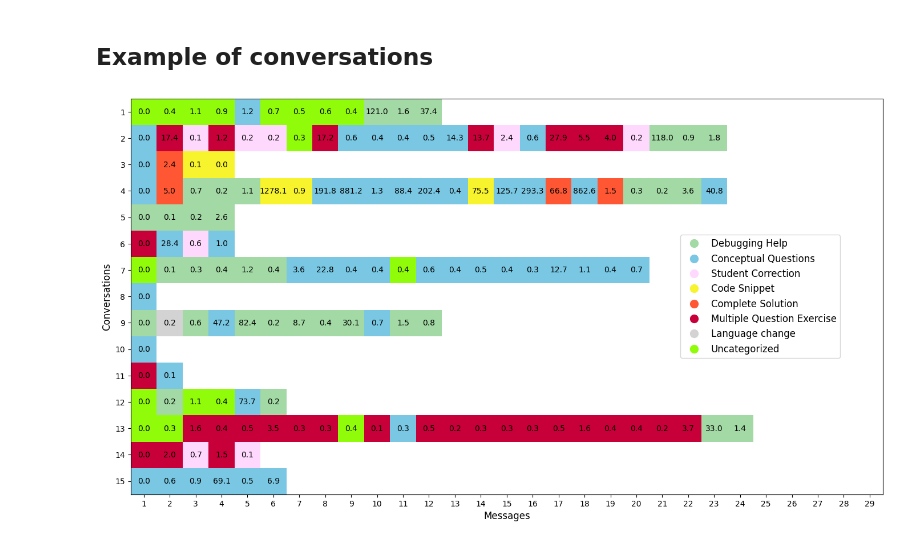
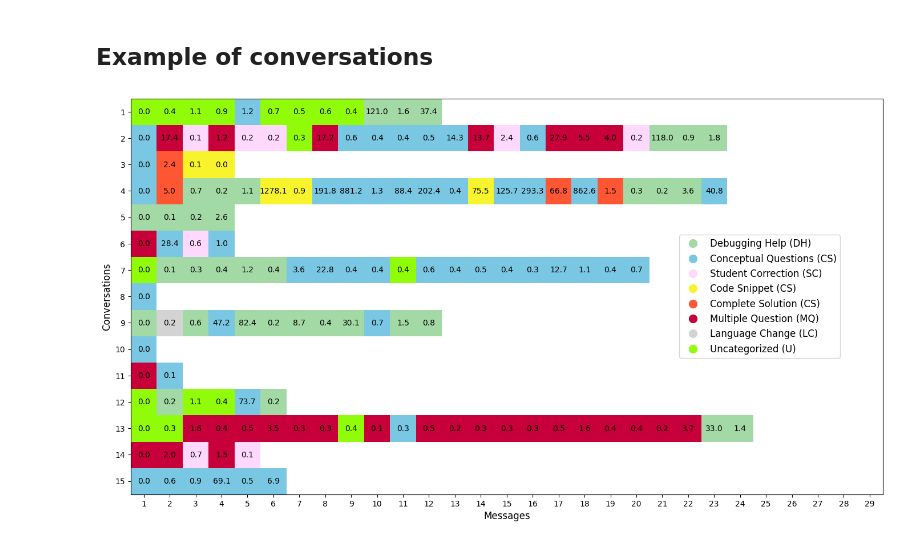
Before and after one commit to rodrigoprestesmachado/codespaces-blank, a Jupyter notebook: CSEDU2025/analysis/example.ipynb, the cells around one changed output. Saved outputs shown, nothing was run; the diff lists cells and outputs as text; code cells hidden in the pictures.

```diff
--- a/CSEDU2025/analysis/example.ipynb
+++ b/CSEDU2025/analysis/example.ipynb
@@ -121,32 +121,40 @@ ax.set_xlabel('Messages', fontsize=12)
 ax.set_ylabel('Conversations', fontsize=12)
 
 # Set ticks for the x-axis and y-axis
 ax.set_xticks(range(max_len))
 ax.set_xticklabels(range(1, max_len + 1))  # Definir o rótulo para começar em 1
 
 ax.set_yticks(range(len(dic_colors)))
 ax.set_yticklabels(range(1, len(dic_colors) + 1))
 
 # >>>>>>> Uncomment to show the 'Id' values on the y-axis
 #ax.set_yticklabels(dic_colors.keys())
 
 # Display the heatmap using the list of RGB color values
 heatmap = ax.imshow(list(dic_colors.values()), aspect='auto')
 
 # >>>>>>> Annotate each cell with the time delta in minutes, and use a smaller font size
 for i, key in enumerate(dic_colors.keys()):
     for j, time in enumerate(dic_times[key]):
         if not np.isnan(time):  # Annotate only if time is not NaN
             ax.text(j, i, f'{time:.1f}', ha='center', va='center', color='black', fontsize=10)  # Small font
 
 # Create a legend with classification labels and their respective colors
-legend_elements = [plt.Line2D([0], [0], marker='o', color='w', markerfacecolor=color, markersize=12, label=label)
+legend_elements = [plt.Line2D([0], [0], marker='o', color='w', markerfacecolor=color, markersize=12,
+                              label='Debugging Help (DH)' if label == 'Debugging Help' else
+                                    'Conceptual Questions (CS)' if label == 'Conceptual Questions' else
+                                    'Code Snippet (CS)' if label == 'Code Snippet' else
+                                    'Complete Solution (CS)' if label == 'Complete Solution' else
+                                    'Multiple Question (MQ)' if label == 'Multiple Question Exercise' else
+                                    'Language Change (LC)' if label == 'Language change' else
+                                    'Uncategorized (U)' if label == 'Uncategorized' else
+                                    'Student Correction (SC)' if label == 'Student Correction' else label)
                    for label, color in classification_colors.items()]
 
 # Position the legend on the right side of the plot with a larger font size
 ax.legend(handles=legend_elements, loc='center right', bbox_to_anchor=(0.95, 0.5), title='', fontsize='12')
 
 # Show the heatmap plot
 plt.show()
 # %% [output]
-[figure, old version]
+[figure, new version]
```
Also changed, not shown: 7 other files.
